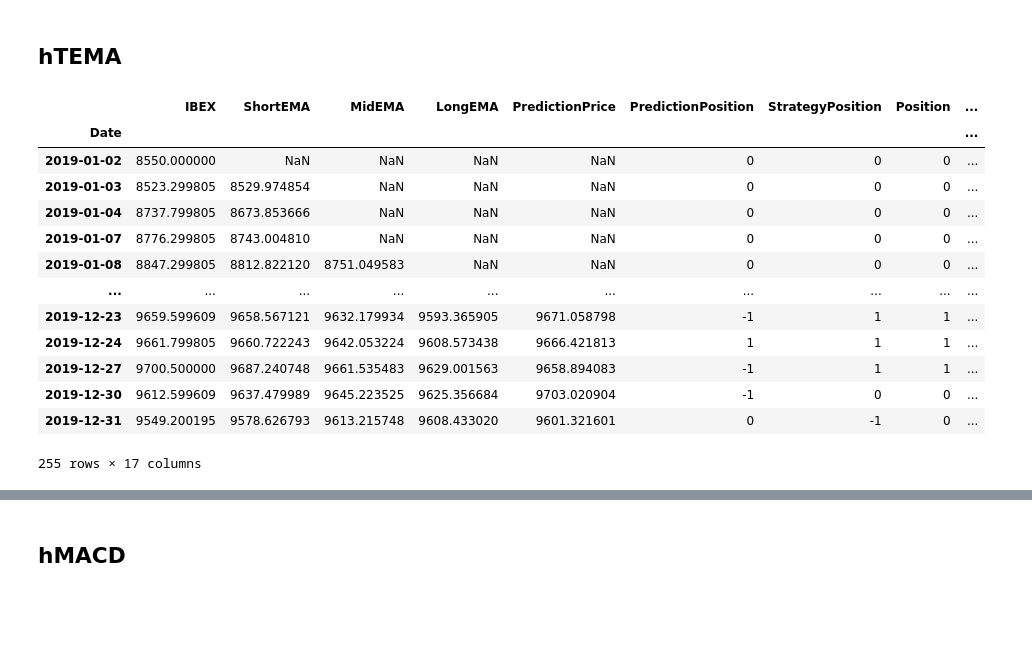
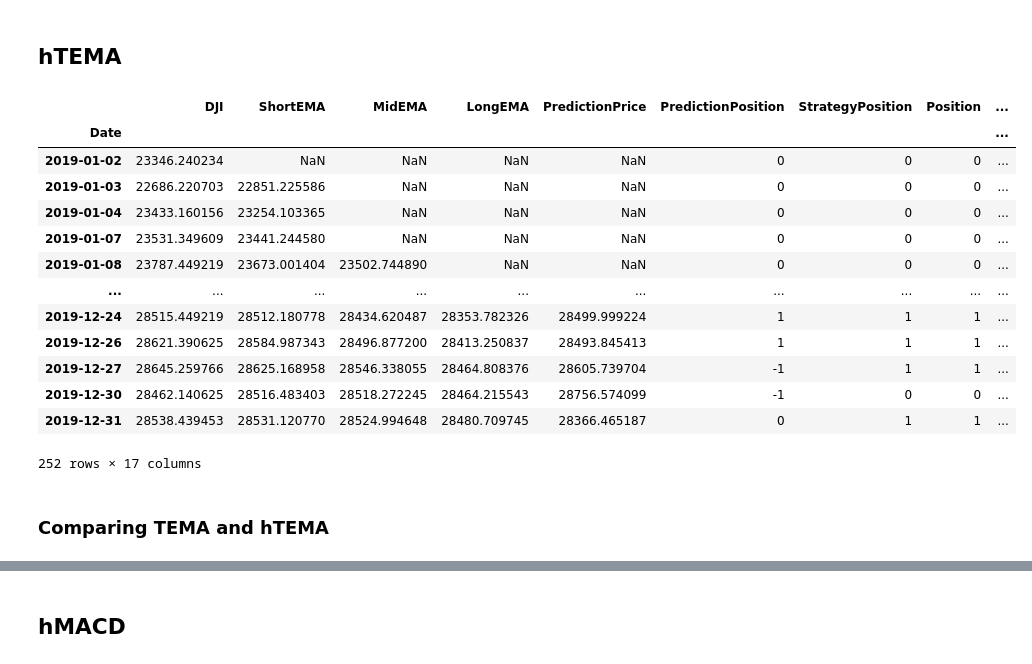
Before and after one commit to hamidreza-rhz/Technical-Analysis-ML-Strategy-Optimization, a Jupyter notebook: main.ipynb, the cells around one changed output, grey strips where cells are left out. Cells and saved outputs as stored; diff of their text form; code cells hidden in the pictures; blank space fills up the shorter version.

```diff
--- a/main.ipynb
+++ b/main.ipynb
@@ -18,9 +18,9 @@ import heapq # Import heapq for getting top elements from a list
 ## **Data**
 # %%
 # Read the CSV file into a DataFrame
-file_address = 'data/ibex.csv'
-# file_address = 'data/dji.csv'
+# file_address = 'data/ibex.csv'
 # file_address = 'data/gdaxi.csv'
+file_address = 'data/dji.csv'
 
 index_name = file_address.split('/')[-1].split('.')[0].upper()
 
@@ -300,10 +451,10 @@ short_range = range(2, 10)
 long_range = range(5, 35)
 signal_range = range(5, 20)
 
-# test
-# short_range = range(2, 5)
-# long_range = range(5, 7)
-# signal_range = range(5, 10)
+# test parameters
+short_range = range(2, 5)
+long_range = range(5, 7)
+signal_range = range(5, 10)
 
 # Run the optimization
 best_combinations, best_c_strategy = optimize_macd_parameters(train_data, index_name, short_range, long_range, signal_range)
@@ -365,3 +536,6 @@ time_window = 6
+# %%
+# setting up the lookback parameter
+time_window = 24
 # %%
 # creating x_train, y_train, x_test and y_test data
 x_train = split_data_x(train_data, time_window)
@@ -571,18 +750,39 @@ y_pred_ann = pd.concat([pd.DataFrame(np.nan,
 ## **hTEMA**
 # %%
 def htema_strategy(df, symbol, short_period, mid_period, long_period, y_pred):
+    """
+    Implements a trading strategy based on Hull Triple Exponential Moving Average (HTEMA).
+
+    Args:
+        df (pandas.DataFrame): Input dataframe containing historical price data.
+        symbol (str): Name of the column in the dataframe that represents the price data.
+        short_period (int): Short period for calculating the ShortEMA.
+        mid_period (int): Mid period for calculating the MidEMA.
+        long_period (int): Long period for calculating the LongEMA.
+        y_pred (pandas.DataFrame): Dataframe containing predicted values.
+
+    Returns:
+        pandas.DataFrame: The updated dataframe with additional columns representing the strategy and performance metrics.
+    """
+
     df = df_change(df, symbol)
-    temp = df.copy()
+    temp = df.copy() # Make a copy of the dataframe
+
+    # Calculate EMAs for different periods
     temp['ShortEMA'] = ema(df, short_period)
     temp['MidEMA'] = ema(df, mid_period)
     temp['LongEMA'] = ema(df, long_period)
+
+    # Add predicted prices and prediction positions to the dataframe
     temp['PredictionPrice'] = y_pred['Predicted'].values
     temp['PredictionPosition'] = np.where((temp['PredictionPrice'] < temp[symbol].shift(-1)), 1,
                                           np.where(temp['PredictionPrice'] > temp[symbol].shift(-1), -1, 0))
 
+    # Determine strategy position based on EMAs
     temp['StrategyPosition'] = np.where((temp['ShortEMA'] > temp['MidEMA']) & (temp['ShortEMA'] > temp['LongEMA']), 1,
                                 np.where((temp['ShortEMA'] < temp['MidEMA']) & (temp['ShortEMA'] < temp['LongEMA']), -1, 0))
 
+    # Determine overall position based on strategy position and prediction position
     temp['Position'] = np.where((temp['StrategyPosition'] == 1) | (temp['PredictionPosition'] == 1), 1,
                             np.where((temp['StrategyPosition'] == -1) & (temp['PredictionPosition'] == -1), -1, 0))
 
@@ -594,8 +794,11 @@ def htema_strategy(df, symbol, short_period, mid_period, long_period, y_pred):
     temp['PriceChange'] = temp[symbol] - temp[symbol].shift(1)
     temp['PriceStrategy'] = temp.Position.shift(1) * temp['PriceChange']
 
+    # Calculate the number of trades and convert double trades to single trades
     temp['Trades'] = temp.Position.diff().fillna(0).abs()
     temp['Trades'] = temp['Trades'].replace(2, 1)
+
+    # Calculate cumulative log returns, cumulative strategy returns, cumulative price change, and cumulative price strategy
     temp['CLogReturns'] = temp['LogReturns'].cumsum().apply(np.exp)
     temp["CStrategy"] = temp['Strategy'].cumsum().apply(np.exp)
     temp['CPrice'] = -(df[symbol].iloc[0] - df[symbol])
@@ -603,23 +806,24 @@ def htema_strategy(df, symbol, short_period, mid_period, long_period, y_pred):
 
     return temp
 # %%
-asag = htema_strategy(test_data, index_name, best_tema_params[0], best_tema_params[1], best_tema_params[2], y_pred_lr)
-asag
+htema_strategy(test_data, index_name, best_tema_params[0], best_tema_params[1], best_tema_params[2], y_pred_lr)
 # %% [output]
-|  | IBEX | ShortEMA | MidEMA | LongEMA | PredictionPrice | PredictionPosition | StrategyPosition | Position | ... |
+|  | DJI | ShortEMA | MidEMA | LongEMA | PredictionPrice | PredictionPosition | StrategyPosition | Position | ... |
 | Date |  |  |  |  |  |  |  |  | ... |
-| 2019-01-02 | 8550.000000 | NaN | NaN | NaN | NaN | 0 | 0 | 0 | ... |
-| 2019-01-03 | 8523.299805 | 8529.974854 | NaN | NaN | NaN | 0 | 0 | 0 | ... |
-| 2019-01-04 | 8737.799805 | 8673.853666 | NaN | NaN | NaN | 0 | 0 | 0 | ... |
-| 2019-01-07 | 8776.299805 | 8743.004810 | NaN | NaN | NaN | 0 | 0 | 0 | ... |
-| 2019-01-08 | 8847.299805 | 8812.822120 | 8751.049583 | NaN | NaN | 0 | 0 | 0 | ... |
+| 2019-01-02 | 23346.240234 | NaN | NaN | NaN | NaN | 0 | 0 | 0 | ... |
+| 2019-01-03 | 22686.220703 | 22851.225586 | NaN | NaN | NaN | 0 | 0 | 0 | ... |
+| 2019-01-04 | 23433.160156 | 23254.103365 | NaN | NaN | NaN | 0 | 0 | 0 | ... |
+| 2019-01-07 | 23531.349609 | 23441.244580 | NaN | NaN | NaN | 0 | 0 | 0 | ... |
+| 2019-01-08 | 23787.449219 | 23673.001404 | 23502.744890 | NaN | NaN | 0 | 0 | 0 | ... |
 | ... | ... | ... | ... | ... | ... | ... | ... | ... | ... |
-| 2019-12-23 | 9659.599609 | 9658.567121 | 9632.179934 | 9593.365905 | 9671.058798 | -1 | 1 | 1 | ... |
-| 2019-12-24 | 9661.799805 | 9660.722243 | 9642.053224 | 9608.573438 | 9666.421813 | 1 | 1 | 1 | ... |
-| 2019-12-27 | 9700.500000 | 9687.240748 | 9661.535483 | 9629.001563 | 9658.894083 | -1 | 1 | 1 | ... |
-| 2019-12-30 | 9612.599609 | 9637.479989 | 9645.223525 | 9625.356684 | 9703.020904 | -1 | 0 | 0 | ... |
-| 2019-12-31 | 9549.200195 | 9578.626793 | 9613.215748 | 9608.433020 | 9601.321601 | 0 | -1 | 0 | ... |
+| 2019-12-24 | 28515.449219 | 28512.180778 | 28434.620487 | 28353.782326 | 28499.999224 | 1 | 1 | 1 | ... |
+| 2019-12-26 | 28621.390625 | 28584.987343 | 28496.877200 | 28413.250837 | 28493.845413 | 1 | 1 | 1 | ... |
+| 2019-12-27 | 28645.259766 | 28625.168958 | 28546.338055 | 28464.808376 | 28605.739704 | -1 | 1 | 1 | ... |
+| 2019-12-30 | 28462.140625 | 28516.483403 | 28518.272245 | 28464.215543 | 28756.574099 | -1 | 0 | 0 | ... |
+| 2019-12-31 | 28538.439453 | 28531.120770 | 28524.994648 | 28480.709745 | 28366.465187 | 0 | 1 | 1 | ... |
-255 rows × 17 columns
+252 rows × 17 columns
+# %% [markdown]
+### **Comparing TEMA and hTEMA**
 # %%
 calculate_metrics(tema_strategy(test_data, index_name, best_tema_params[0], best_tema_params[1], best_tema_params[2]))
 # %% [output]
```
Also changed, not shown: parts of 39 cells of this notebook.
